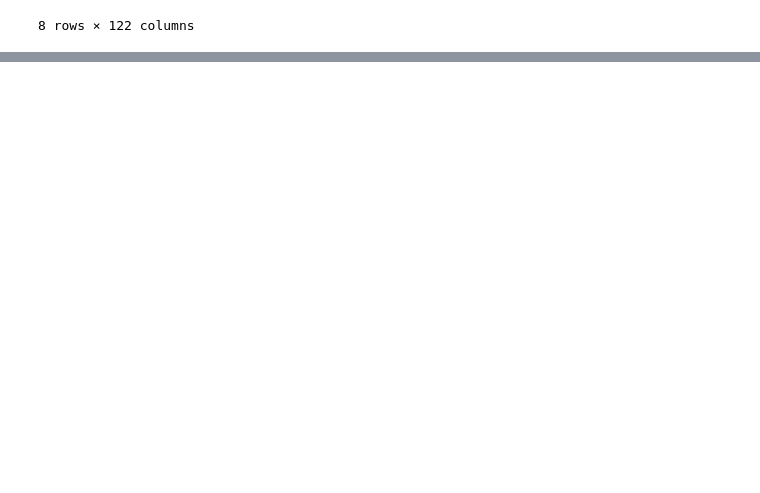
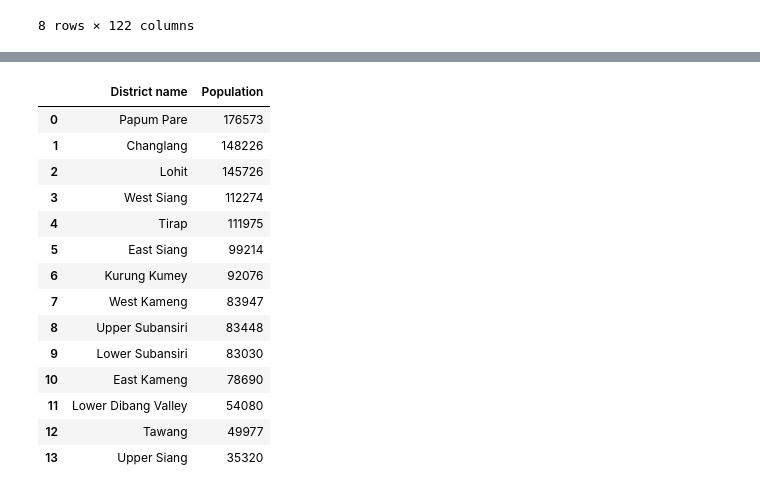
Before and after one commit to kanika881/indian_census_streamlit_project, a Jupyter notebook: file.ipynb, the cells around one changed output, grey strips where cells are left out. Drawn from its saved outputs; the diff is of its cells as text; code cells hidden in the pictures; blank space fills up the shorter version.

```diff
--- a/file.ipynb
+++ b/file.ipynb
@@ -443,0 +498,20 @@ df[df["State name"]=="UTTARAKHAND"]
+# %%
+data=df[df["State name"]=="ARUNACHAL PRADESH"][["District code","District name","State name","Population",]]
+# %%
+data.sort_values(by="Population",ascending=False,ignore_index=True)[["District name","Population"]]
+# %% [output]
+|  | District name | Population |
+| 0 | Papum Pare | 176573 |
+| 1 | Changlang | 148226 |
+| 2 | Lohit | 145726 |
+| 3 | West Siang | 112274 |
+| 4 | Tirap | 111975 |
+| 5 | East Siang | 99214 |
+| 6 | Kurung Kumey | 92076 |
+| 7 | West Kameng | 83947 |
+| 8 | Upper Subansiri | 83448 |
+| 9 | Lower Subansiri | 83030 |
+| 10 | East Kameng | 78690 |
+| 11 | Lower Dibang Valley | 54080 |
+| 12 | Tawang | 49977 |
+| 13 | Upper Siang | 35320 |
```
Also changed, not shown: parts of 4 cells of this notebook, 1 other file.
